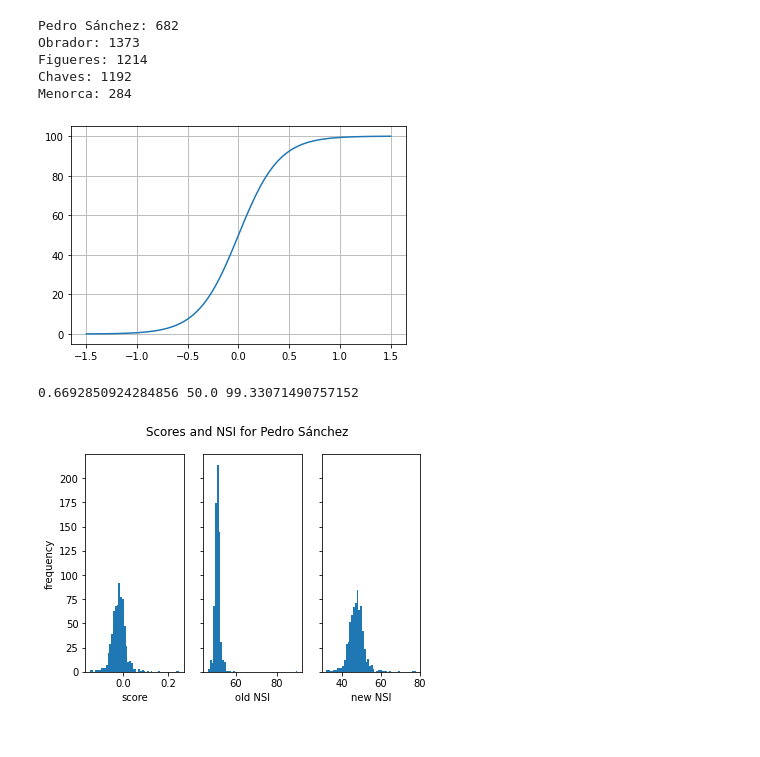
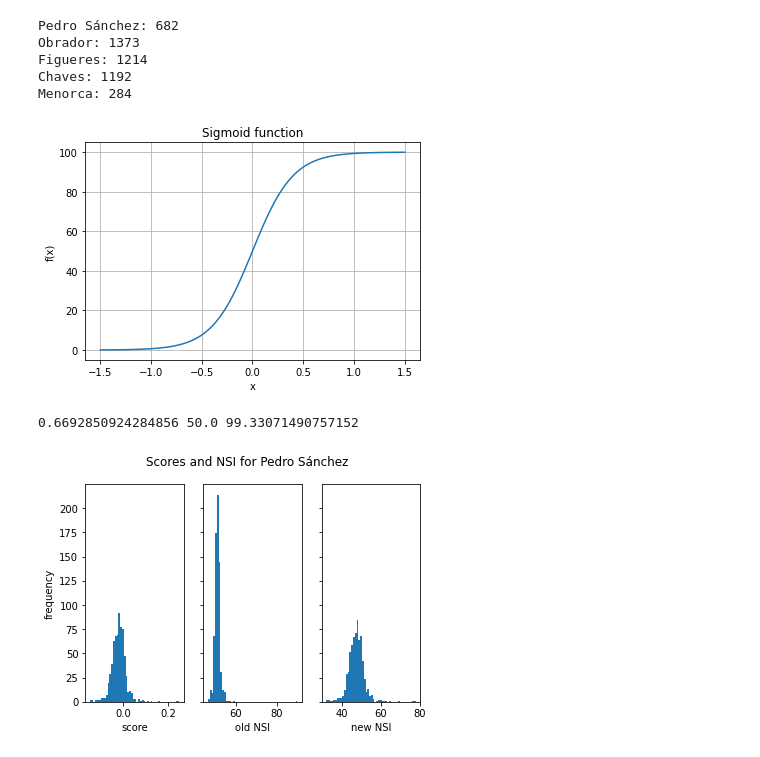
Before and after one commit to sergiolives19/Naveler, a Jupyter notebook: NSI/NSI.ipynb, the cells around one changed output. Drawn from its saved outputs; the diff is of its cells as text; code cells hidden in the pictures.

```diff
--- a/NSI/NSI.ipynb
+++ b/NSI/NSI.ipynb
@@ -122,13 +127,16 @@ C = 0 # we don't want a vertical offset
 # %%
 x_plot = np.linspace(-1.5, 1.5, 100)
 new_nsi = np.vectorize(sigmoid)
 y_plot = new_nsi(x_plot, A, h, slope, C)
 plt.plot(x_plot, y_plot)
+plt.title("Sigmoid function")
+plt.xlabel("x")
+plt.ylabel("f(x)")
 plt.grid()
 plt.show()
 print(sigmoid(-1, A, h, slope, C), sigmoid(0, A, h, slope, C), sigmoid(1, A, h, slope, C))
 # %% [output]
-[figure, old version]
+[figure, new version]
 0.6692850924284856 50.0 99.33071490757152
 # %%
 sanchez_old_NSI = old_nsi(sanchez_positive_scores, sanchez_negative_scores)
```
Also changed, not shown: parts of 9 cells of this notebook.
